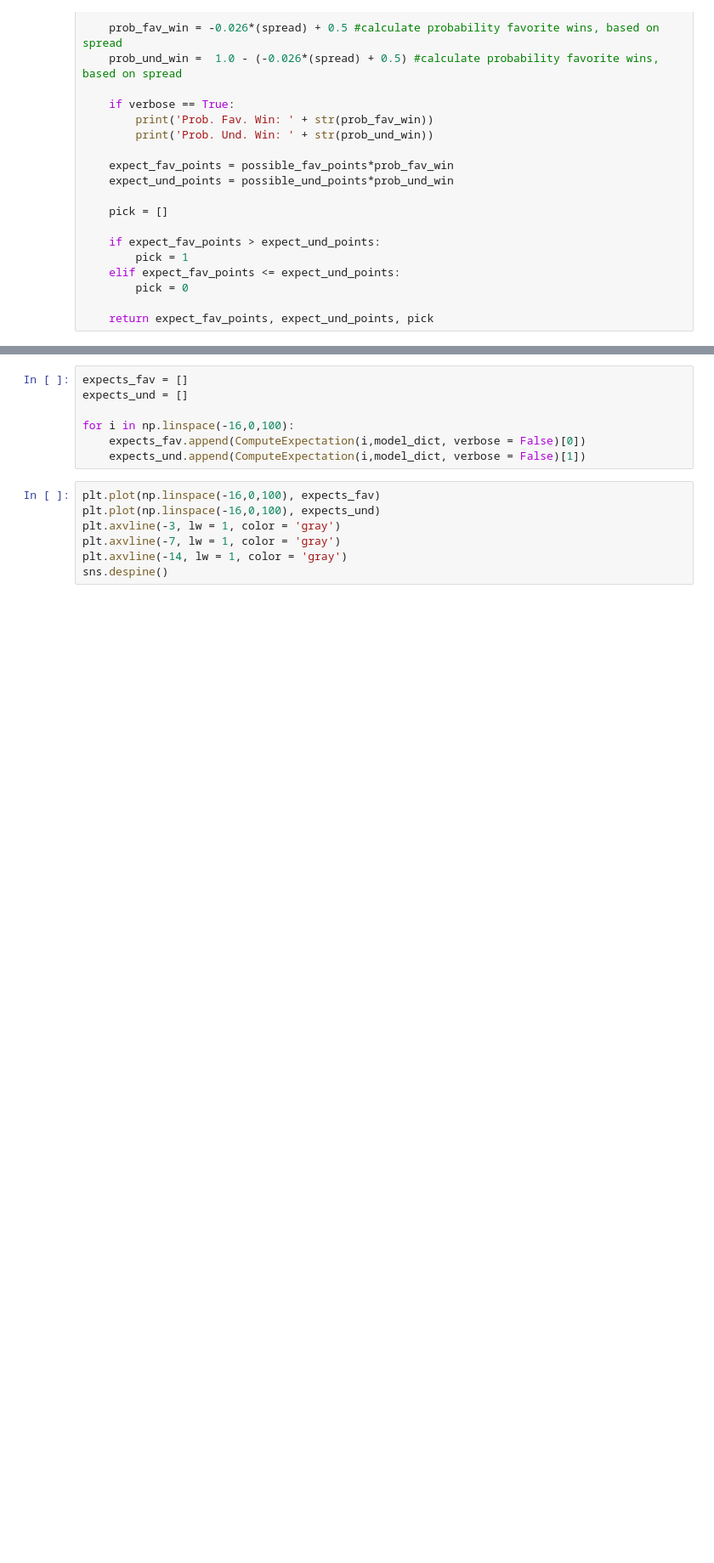
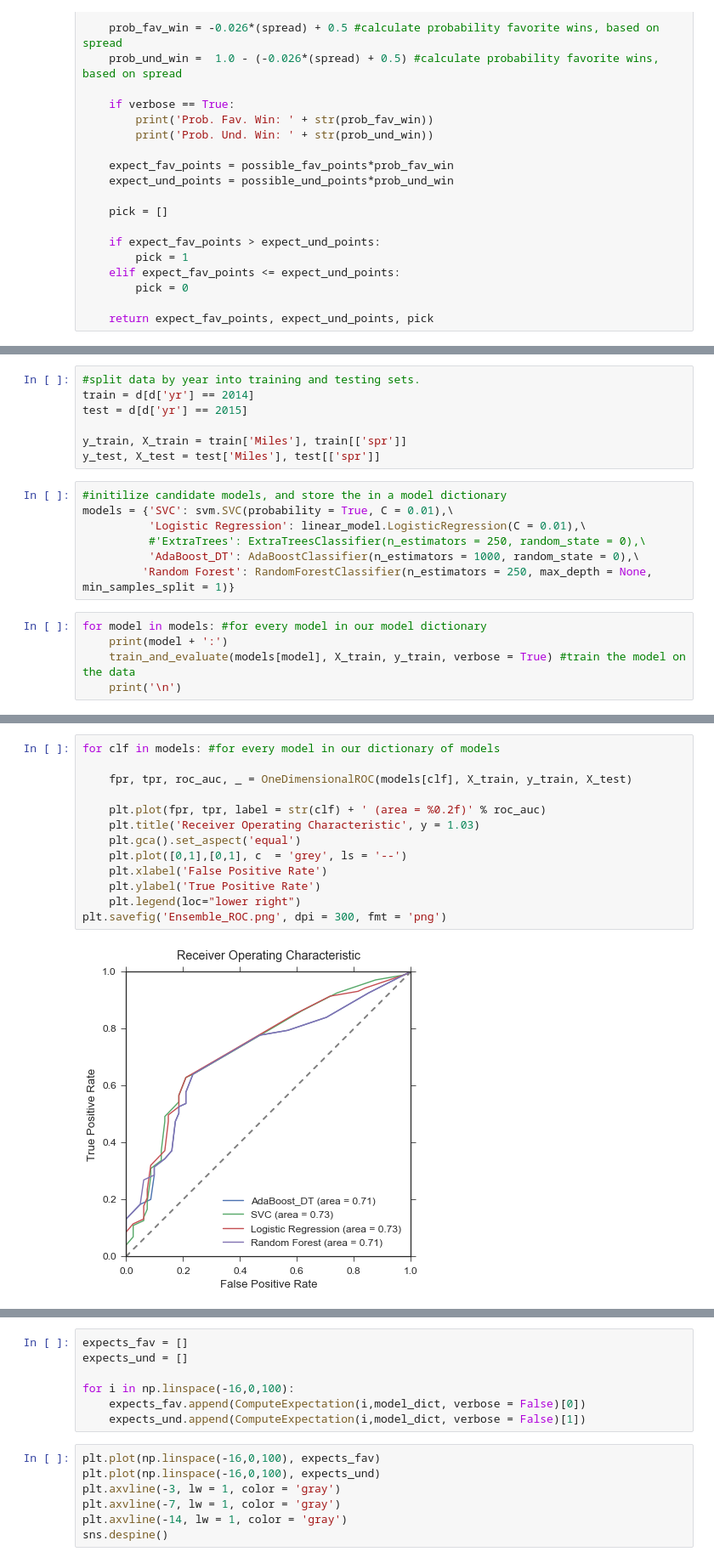
Before and after one commit to franklinmarsh/football_picker, a Jupyter notebook: ml_pool.ipynb, the cells around one changed output, grey strips where cells are left out. Shown: that part at 85% size. Cells and saved outputs as stored; diff of their text form; blank space fills up the shorter version.

```diff
--- a/ml_pool.ipynb
+++ b/ml_pool.ipynb
@@ -138,0 +183,19 @@ model_dict['Jane'] = model_dict['Miles'] #model Jane as Miles
+# %%
+#split data by year into training and testing sets.
+train = d[d['yr'] == 2014]
+test = d[d['yr'] == 2015]
+
+y_train, X_train = train['Miles'], train[['spr']]
+y_test, X_test = test['Miles'], test[['spr']]
+# %%
+#initilize candidate models, and store the in a model dictionary
+models = {'SVC': svm.SVC(probability = True, C = 0.01),\
+          'Logistic Regression': linear_model.LogisticRegression(C = 0.01),\
+          #'ExtraTrees': ExtraTreesClassifier(n_estimators = 250, random_state = 0),\
+          'AdaBoost_DT': AdaBoostClassifier(n_estimators = 1000, random_state = 0),\
+         'Random Forest': RandomForestClassifier(n_estimators = 250, max_depth = None, min_samples_split = 1)}
+# %%
+for model in models: #for every model in our model dictionary
+    print(model + ':')
+    train_and_evaluate(models[model], X_train, y_train, verbose = True) #train the model on the data
+    print('\n')
@@ -139,3 +221,18 @@ model_dict['Jane'] = model_dict['Miles'] #model Jane as Miles
+# %%
+for clf in models: #for every model in our dictionary of models
+
+    fpr, tpr, roc_auc, _ = OneDimensionalROC(models[clf], X_train, y_train, X_test)
+
+    plt.plot(fpr, tpr, label = str(clf) + ' (area = %0.2f)' % roc_auc)
+    plt.title('Receiver Operating Characteristic', y = 1.03)
+    plt.gca().set_aspect('equal')
+    plt.plot([0,1],[0,1], c  = 'grey', ls = '--')
+    plt.xlabel('False Positive Rate')
+    plt.ylabel('True Positive Rate')
+    plt.legend(loc="lower right")
+plt.savefig('Ensemble_ROC.png', dpi = 300, fmt = 'png')
+# %% [output]
+[figure, added]
 # %%
 for name in names:
     plt.plot(np.linspace(-14,0), LogLikelihood(np.linspace(-14,0), model_dict[name]), label = name)
```
Also changed, not shown: parts of 19 cells of this notebook, 1 other file.
